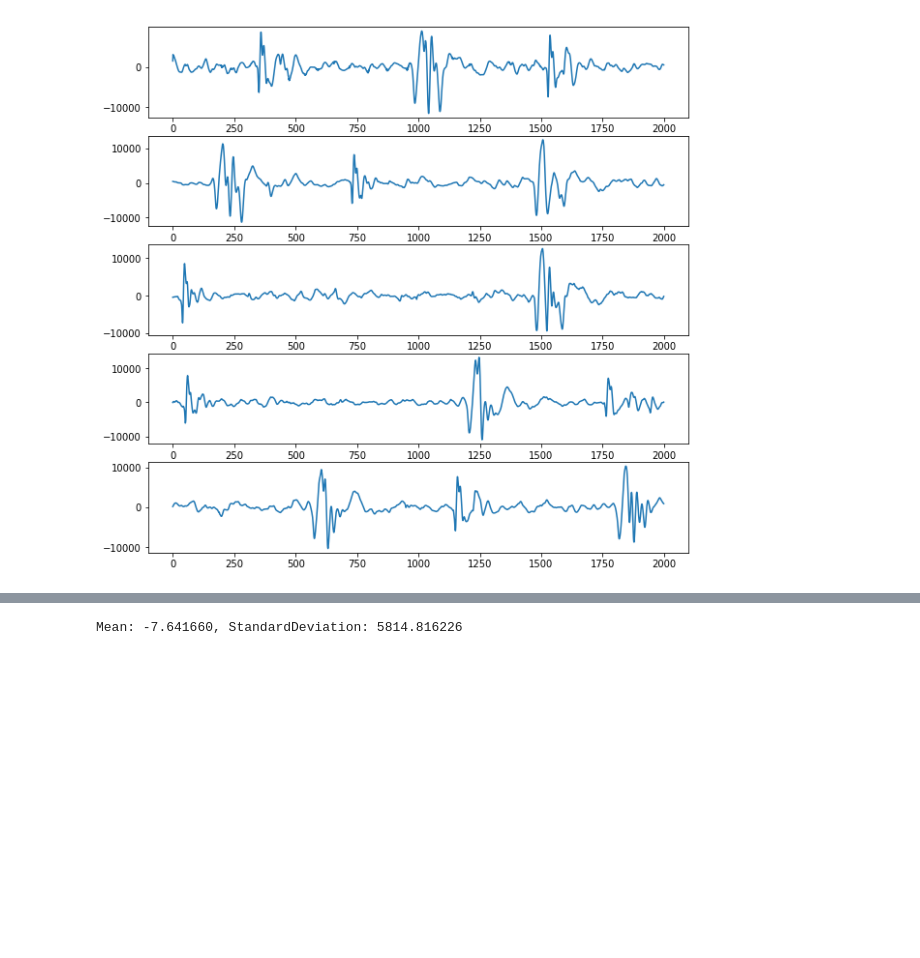
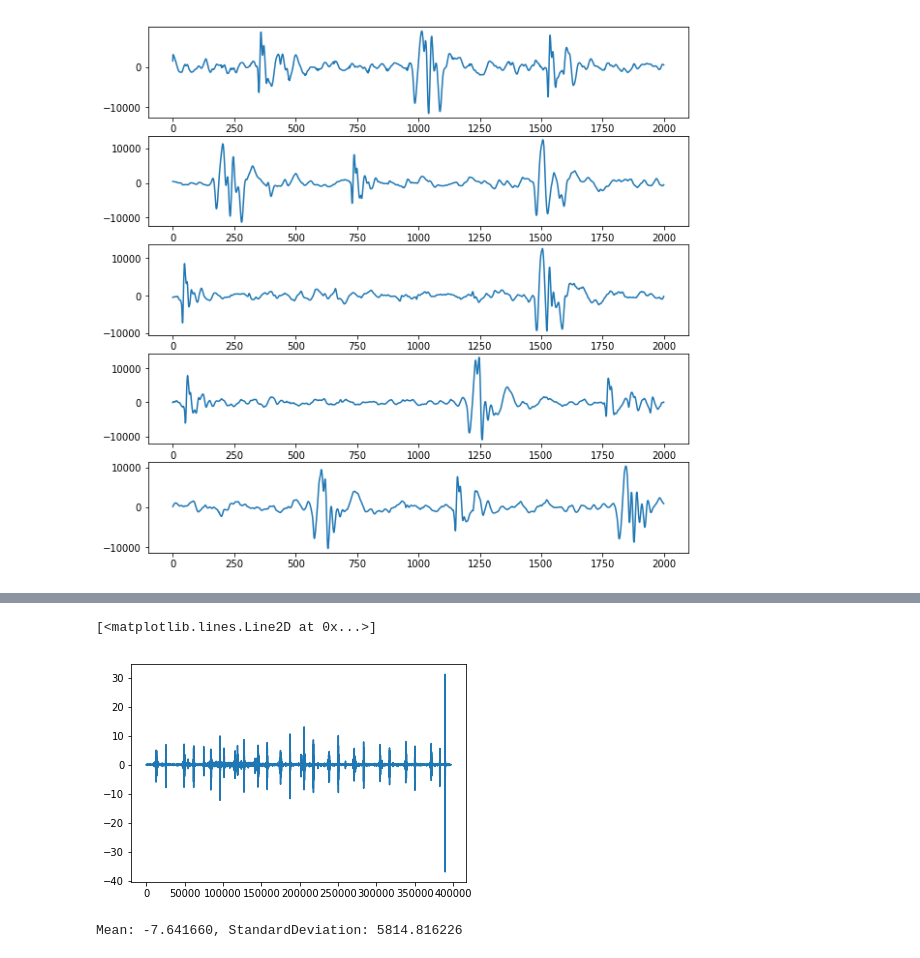
Before and after one commit to jczestochowska/heartbeat_classification, a Jupyter notebook: notebooks/subsampling.ipynb, the cells around one changed output, grey strips where cells are left out. Cells and saved outputs as stored; diff of their text form; code cells hidden in the pictures; blank space fills up the shorter version.

```diff
--- a/notebooks/subsampling.ipynb
+++ b/notebooks/subsampling.ipynb
@@ -117,3 +125,9 @@ plt.show()
+# %%
+normalized = standard_score(signal)
+plt.plot(normalized)
+# %% [output]
+[<matplotlib.lines.Line2D at 0x...>]
+[figure, added]
 # %%
 from pandas import Series
 from sklearn.preprocessing import StandardScaler
```
Also changed, not shown: parts of 8 cells of this notebook, 2 other files.
